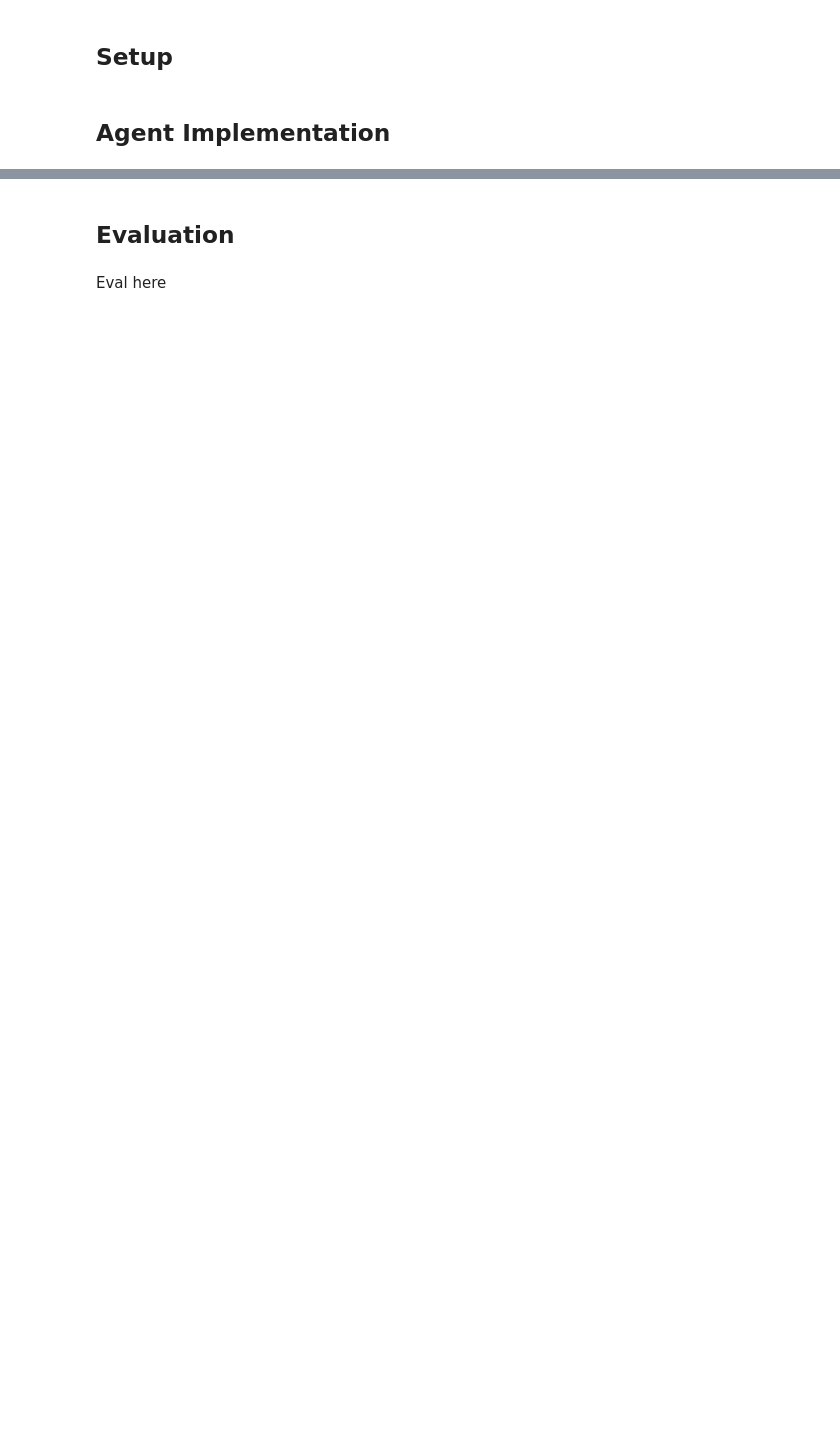
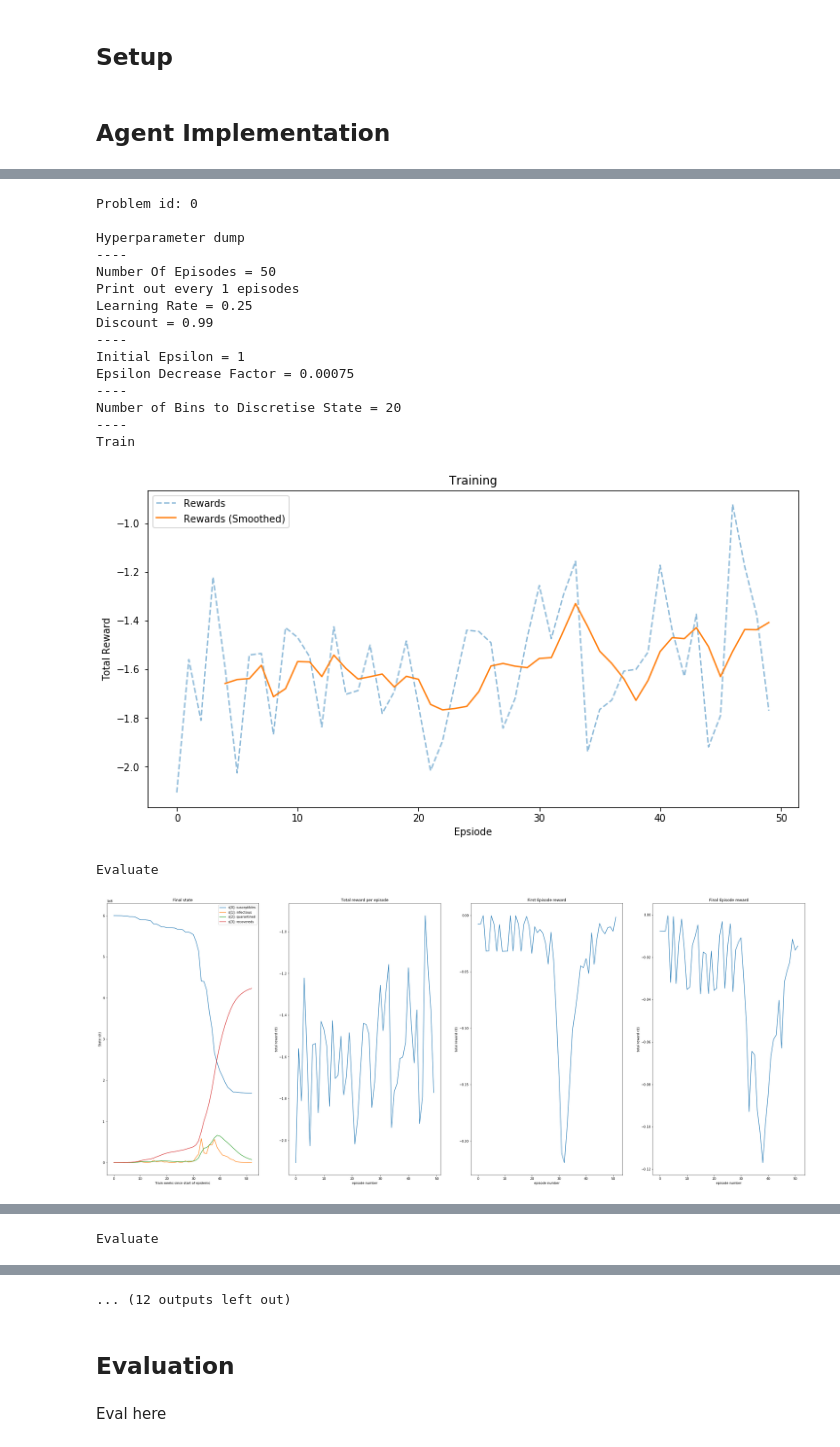
Before and after one commit to arranbrown99/COVID_simulation, a Jupyter notebook: notebooks/run_qlearning.ipynb, the cells around one changed output, grey strips where cells are left out. Cells and saved outputs as stored; diff of their text form; code cells hidden in the pictures; blank space fills up the shorter version.

Commit message:
problem id for q learning

```diff
--- a/notebooks/run_qlearning.ipynb
+++ b/notebooks/run_qlearning.ipynb
@@ -195,9 +224,0 @@ Average number of times we exploited q table in last 30 episodes: 52.0
-# %%
-
-print("stochastic=True, noisy=False")
-
-env = virl.Epidemic(stochastic=True, noisy=False)
-agent = QLearningAgent(env)
-all_rewards,final_state = agent.run_all_episodes()
-
-plot(agent, all_rewards,final_state)
@@ -223,8 +224,0 @@ Average number of times we exploited q table in last 30 episodes: 52.0
-# %%
-print("stochastic=False, noisy=True")
-
-env = virl.Epidemic(stochastic=False, noisy=True)
-agent = QLearningAgent(env)
-all_rewards,final_state = agent.run_all_episodes()
-
-plot(agent, all_rewards,final_state)
@@ -250,8 +224,0 @@ Average number of times we exploited q table in last 30 episodes: 52.0
-# %%
-print("stochastic=True, noisy=True")
-
-env = virl.Epidemic(stochastic=True, noisy=True)
-agent = QLearningAgent(env)
-all_rewards,final_state = agent.run_all_episodes()
-
-plot(agent, all_rewards,final_state)
@@ -276,0 +225,36 @@ Average number of times we exploited q table in last 30 episodes: 52.0
+# %%
+#change the problem id
+
+for i in range(0,10):
+    print("Problem id: " + str(i))
+    print()
+    env = virl.Epidemic(stochastic=False, noisy=False,problem_id=i)
+    agent = QLearningAgent(env)
+
+    print("Train")
+    states,all_rewards, all_total_rewards = agent.train()
+    plot(states,agent, all_total_rewards, all_rewards,"Train ")
+
+    print("Evaluate")
+
+    states,all_rewards, all_total_rewards = agent.evaluate()
+    plot(states,agent, all_total_rewards, all_rewards,"Evaluate ")
+# %% [output]
+Problem id: 0
+
+Hyperparameter dump
+----
+Number Of Episodes = 50
+Print out every 1 episodes
+Learning Rate = 0.25
+Discount = 0.99
+----
+Initial Epsilon = 1
+Epsilon Decrease Factor = 0.00075
+----
+Number of Bins to Discretise State = 20
+----
+Train
+[figure, added]
+Evaluate
+[figure, added]
@@ -276,0 +279 @@ Average number of times we exploited q table in last 30 episodes: 52.0
+Evaluate
@@ -276,0 +297 @@ Average number of times we exploited q table in last 30 episodes: 52.0
+... (12 outputs left out)
```
Also changed, not shown: parts of 10 cells of this notebook, 1 other file.
